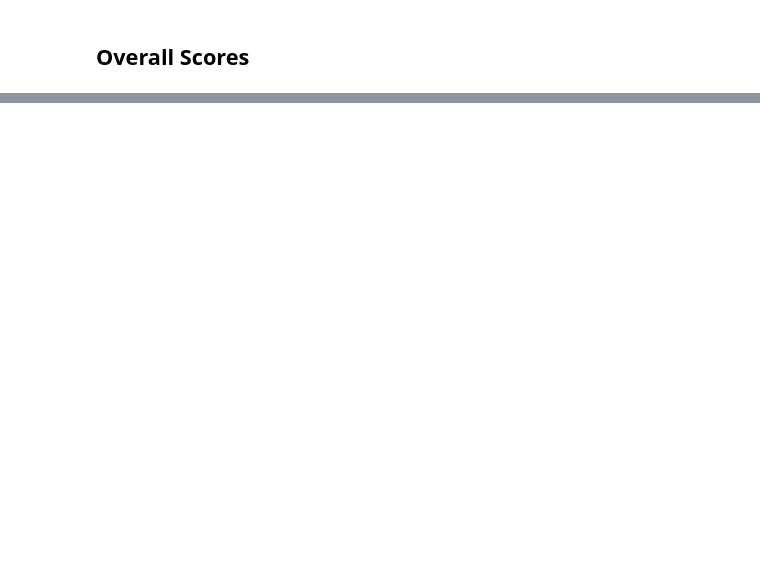
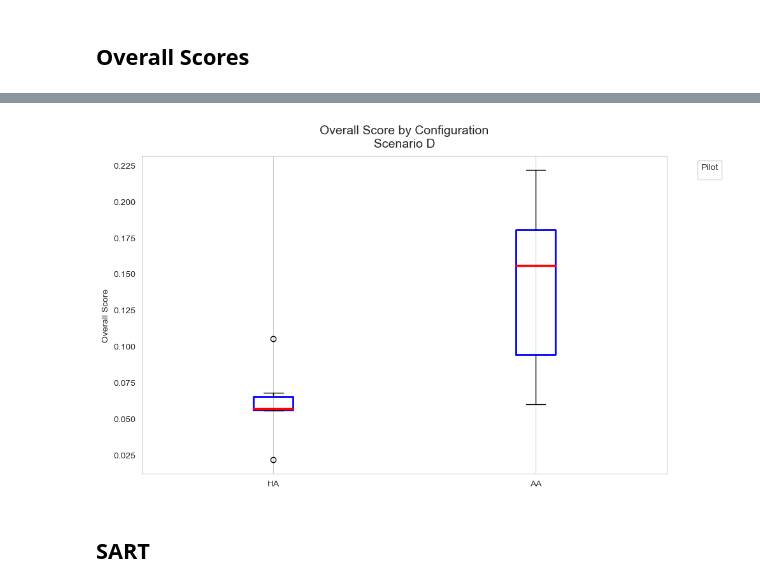
Before and after one commit to tomkyle21/HAVE-SHADOW, a Jupyter notebook: Scoring_SHADOW/ScoringPlots.ipynb, the cells around one changed output, grey strips where cells are left out. Saved outputs shown, nothing was run; the diff lists cells and outputs as text; code cells hidden in the pictures; blank space fills up the shorter version.

Commit message:
Added SA and Trust plots

```diff
--- a/Scoring_SHADOW/ScoringPlots.ipynb
+++ b/Scoring_SHADOW/ScoringPlots.ipynb
@@ -260,8 +264,14 @@ df_ah_overall_c = pd.read_excel('SCORES_Scenario_C_Summary.xlsx', sheet_name='AH
 df_ah_overall_c['Configuration'] = 'AH'
 df_aa_overall_c = pd.read_excel('SCORES_Scenario_C_Summary.xlsx', sheet_name='AA')
 df_aa_overall_c['Configuration'] = 'AA'
+# %%
+df_ha_overall_d = pd.read_excel('SCORES_Scenario_D_Summary.xlsx', sheet_name='HA')
+df_ha_overall_d['Configuration'] = 'HA'
+df_aa_overall_d = pd.read_excel('SCORES_Scenario_D_Summary.xlsx', sheet_name='AA')
+df_aa_overall_d['Configuration'] = 'AA'
 # %%
 df_overall_c = pd.concat([df_hh_overall_c, df_ha_overall_c, df_ah_overall_c, df_aa_overall_c], ignore_index=True)
+df_overall_d = pd.concat([df_ha_overall_d, df_aa_overall_d], ignore_index=True)
 # %%
 # remove the row where 'Configuration' == 'HA', 'Lead_Pilot' == 'Grimmer'
 df_overall_c = df_overall_c[~((df_overall_c['Configuration'] == 'HA') & (df_overall_c['Lead_Pilot'] == 'Grimmer'))]
@@ -331,0 +346,7 @@ plot_overall_metric(df_overall_c, 'Overall Score', 'C', pilot_styles)
+# %%
+plot_overall_metric(df_overall_d, 'Overall Score', 'D', pilot_styles)
+# d is pretty messed up ...
+# %% [output]
+[figure, added]
+# %% [markdown]
+## SART
```
Also changed, not shown: parts of 20 cells of this notebook, 18 other files.
